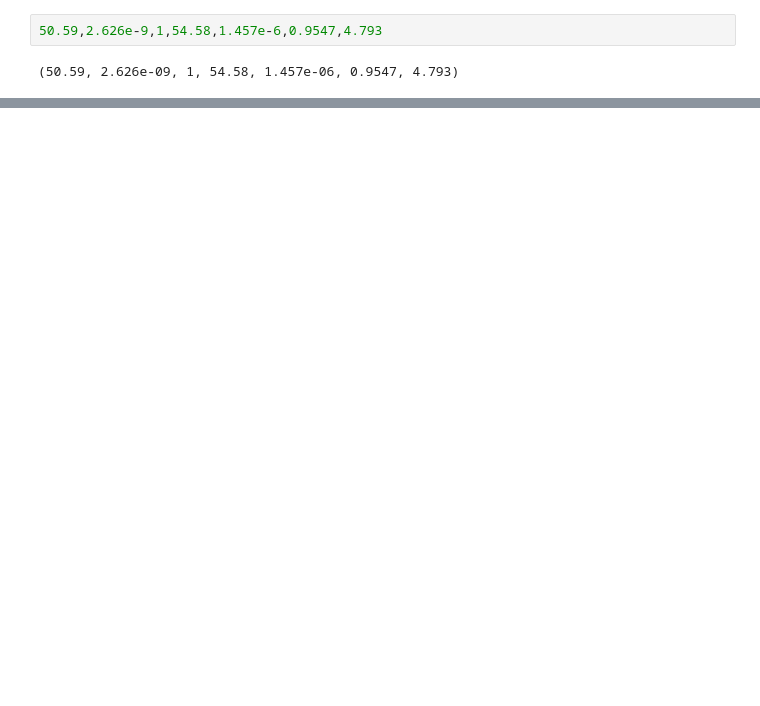
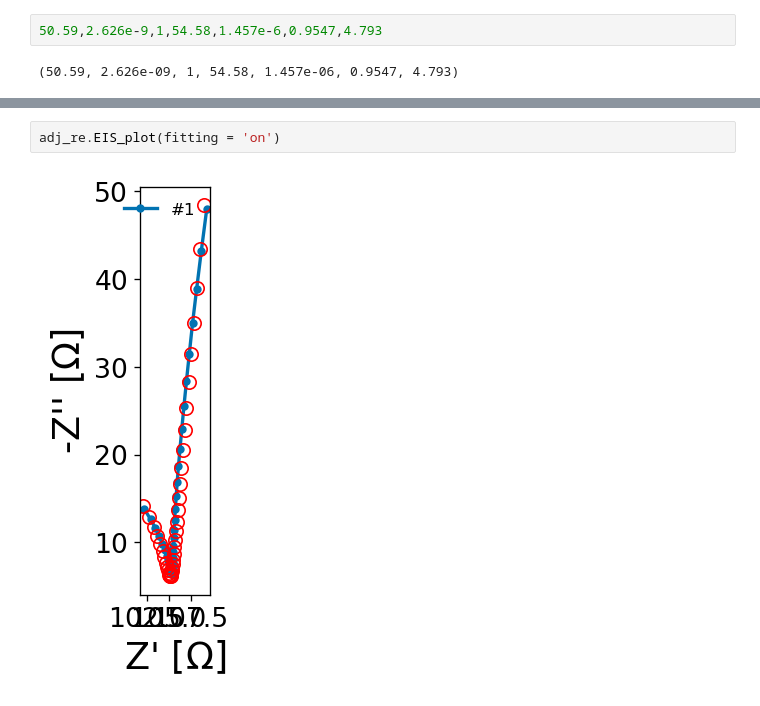
Before and after one commit to WildcatDiscovery/Kyler_Speed_Circuit, a Jupyter notebook: python_notebooks/linear_kk.ipynb, the cells around one changed output, grey strips where cells are left out. Saved outputs shown, nothing was run; the diff lists cells and outputs as text; blank space fills up the shorter version.

```diff
--- a/python_notebooks/linear_kk.ipynb
+++ b/python_notebooks/linear_kk.ipynb
@@ -286,0 +307,4 @@ guess = adj_re.EIS_fit(params=params2, circuit='R-RQ-RQ', weight_func='modulus')
+# %%
+adj_re.EIS_plot(fitting = 'on')
+# %% [output]
+[figure, added]
```
Also changed, not shown: parts of 11 cells of this notebook, 2 other files.
